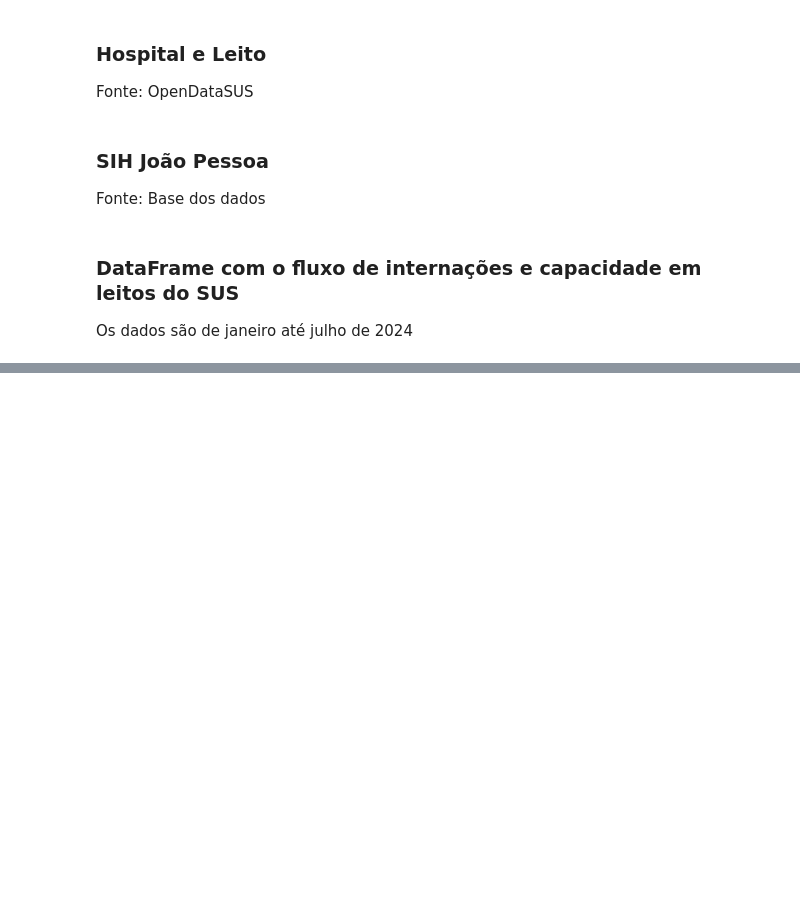
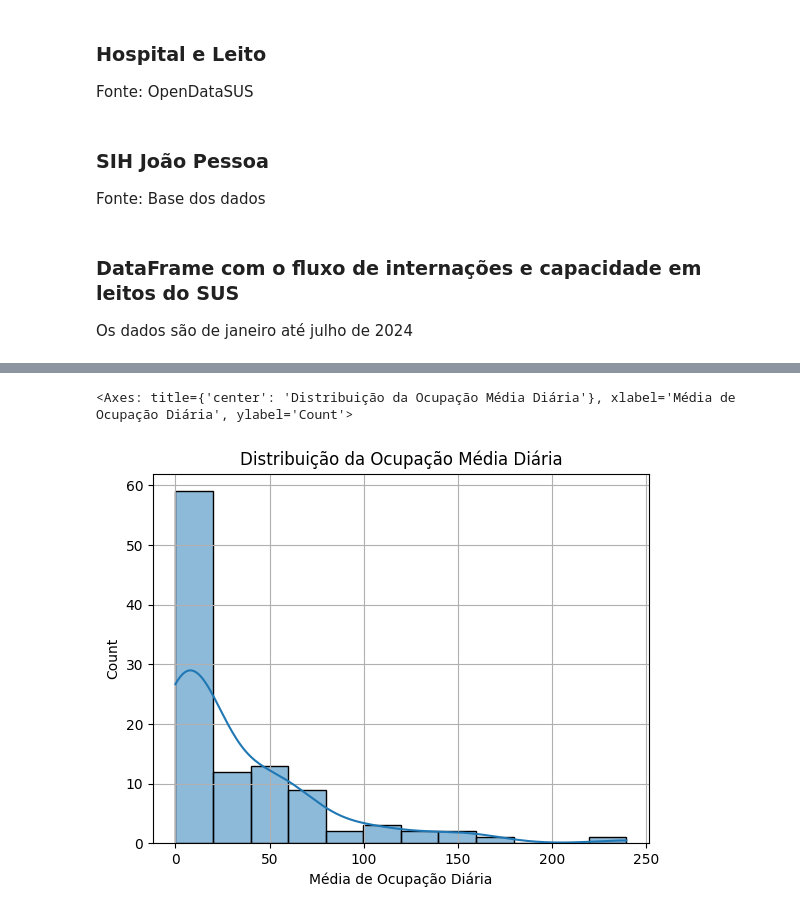
Before and after one commit to ceciliapaiva/analise-superlotacao-hospitais-pb, a Jupyter notebook: relatorio.ipynb, the cells around one changed output, grey strips where cells are left out. Saved outputs shown, nothing was run; the diff lists cells and outputs as text; code cells hidden in the pictures; blank space fills up the shorter version.

Commit message:
Extraindo dados do pySus e analisando a ocupação média diária

```diff
--- a/relatorio.ipynb
+++ b/relatorio.ipynb
@@ -89,0 +116,27 @@ df_ocupacao_mensal
+# %%
+# ocupacao_media_diaria = entrada_media * dias_permanencia_media
+entrada_stats = df_ocupacao_mensal.groupby(['id_cnes'])['qtd_entradas'].mean(numeric_only=True).round(2)
+permanencia_stats = sih_pb_2024.groupby(['id_cnes'])['dias_permanencia'].mean().round(2)
+df_stats = pd.DataFrame({
+    'qtd_entradas_mean': entrada_stats,
+    'dias_permanencia_mean': permanencia_stats
+    })
+
+df_stats['ocupacao_media_diaria'] = df_stats['qtd_entradas_mean'] * df_stats['dias_permanencia_mean']
+df_stats['ocupacao_media_diaria'] = df_stats['ocupacao_media_diaria'].round(2)
+df_stats['tipo_unidade'] = hospital_e_leitos_pb.groupby(['ID_CNES'])['DS_TIPO_UNIDADE'].first()
+df_stats['nome_hospital'] = hospital_e_leitos_pb.groupby(['ID_CNES'])['NOME_ESTABELECIMENTO'].first()
+df_stats['municipio'] = hospital_e_leitos_pb.groupby(['ID_CNES'])['MUNICIPIO'].first()
+
+df_stats['qtd_entradas_mean'] = df_stats['qtd_entradas_mean'].fillna(0)
+df_stats['dias_permanencia_mean'] = df_stats['dias_permanencia_mean'].fillna(0)
+df_stats['ocupacao_media_diaria'] = df_stats['ocupacao_media_diaria'].fillna(0)
+
+# distribuição geral da média de ocupação em 2024
+plt.title('Distribuição da Ocupação Média Diária')
+plt.xlabel('Média de Ocupação Diária')
+plt.grid(True)
+sns.histplot(data=df_stats, x='ocupacao_media_diaria', kde=True)
+# %% [output]
+<Axes: title={'center': 'Distribuição da Ocupação Média Diária'}, xlabel='Média de Ocupação Diária', ylabel='Count'>
+[figure, added]
```
Also changed, not shown: parts of 8 cells of this notebook, 1 other file.
